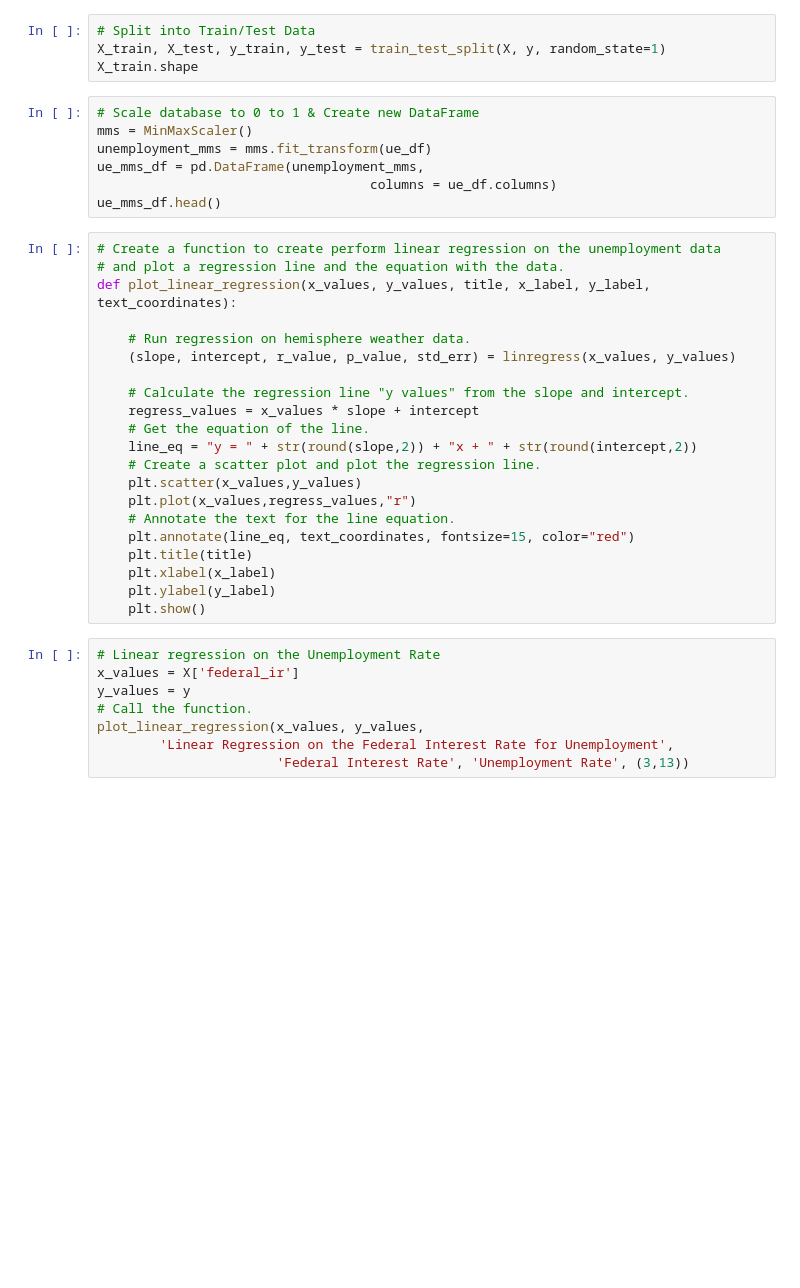
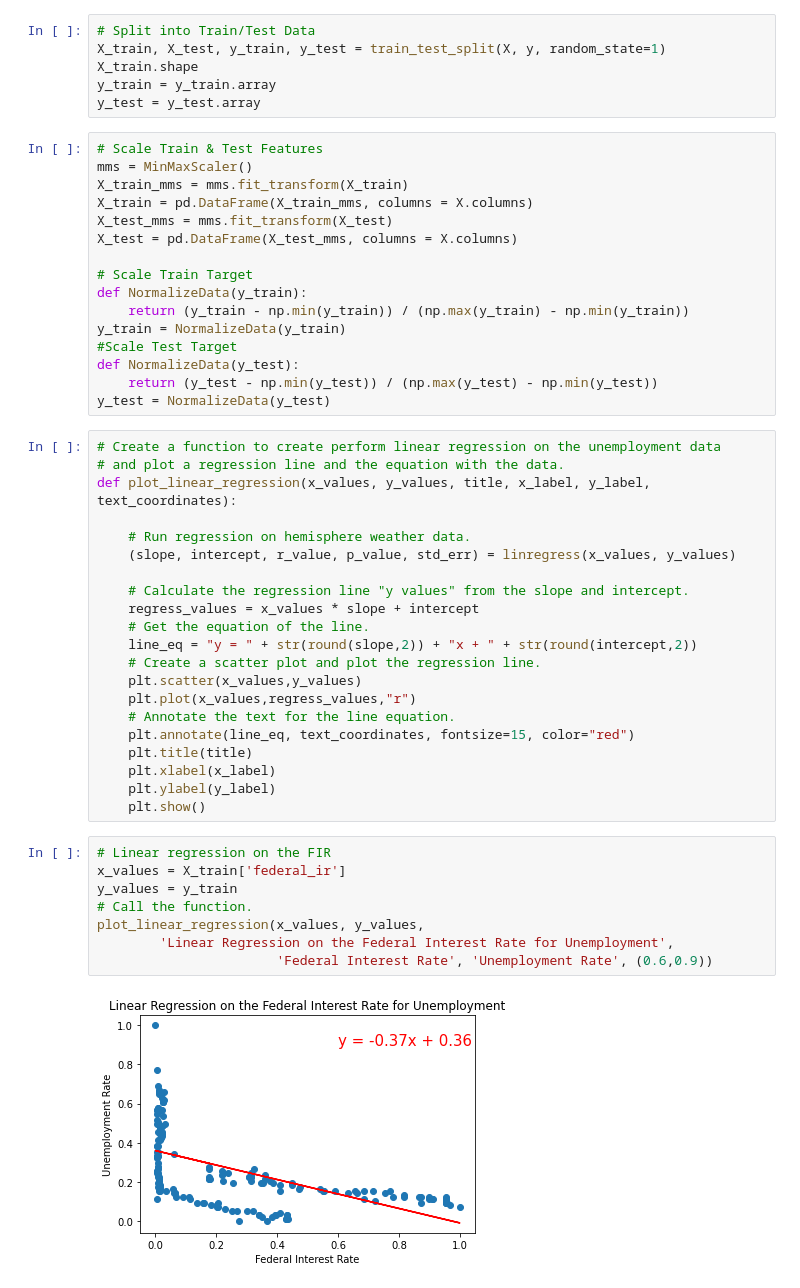
Before and after one commit to arianacolon/Fed_Interest_Rate_Analysis, a Jupyter notebook: FRA_Regression_Lines.ipynb, the cells around one changed output. Cells and saved outputs as stored; diff of their text form; blank space fills up the shorter version.

Commit message:
Scaled Test Features and Targets

```diff
--- a/FRA_Regression_Lines.ipynb
+++ b/FRA_Regression_Lines.ipynb
@@ -46,13 +76,24 @@ y = ue_df['unemployment']
 # Split into Train/Test Data
 X_train, X_test, y_train, y_test = train_test_split(X, y, random_state=1)
 X_train.shape
+y_train = y_train.array
+y_test = y_test.array
 # %%
-# Scale database to 0 to 1 & Create new DataFrame
+# Scale Train & Test Features
 mms = MinMaxScaler()
-unemployment_mms = mms.fit_transform(ue_df)
-ue_mms_df = pd.DataFrame(unemployment_mms,
-                                   columns = ue_df.columns)
-ue_mms_df.head()
+X_train_mms = mms.fit_transform(X_train)
+X_train = pd.DataFrame(X_train_mms, columns = X.columns)
+X_test_mms = mms.fit_transform(X_test)
+X_test = pd.DataFrame(X_test_mms, columns = X.columns)
+
+# Scale Train Target
+def NormalizeData(y_train):
+    return (y_train - np.min(y_train)) / (np.max(y_train) - np.min(y_train))
+y_train = NormalizeData(y_train)
+#Scale Test Target
+def NormalizeData(y_test):
+    return (y_test - np.min(y_test)) / (np.max(y_test) - np.min(y_test))
+y_test = NormalizeData(y_test)
 # %%
 # Create a function to create perform linear regression on the unemployment data
 # and plot a regression line and the equation with the data.
@@ -75,11 +116,13 @@ def plot_linear_regression(x_values, y_values, title, x_label, y_label, text_coo
     plt.ylabel(y_label)
     plt.show()
 # %%
-# Linear regression on the Unemployment Rate
-x_values = X['federal_ir']
-y_values = y
+# Linear regression on the FIR
+x_values = X_train['federal_ir']
+y_values = y_train
 # Call the function.
 plot_linear_regression(x_values, y_values,
         'Linear Regression on the Federal Interest Rate for Unemployment',
-                       'Federal Interest Rate', 'Unemployment Rate', (3,13))
+                       'Federal Interest Rate', 'Unemployment Rate', (0.6,0.9))
+# %% [output]
+[figure, added]
 # %%
```
Also changed, not shown: parts of 13 cells of this notebook.
